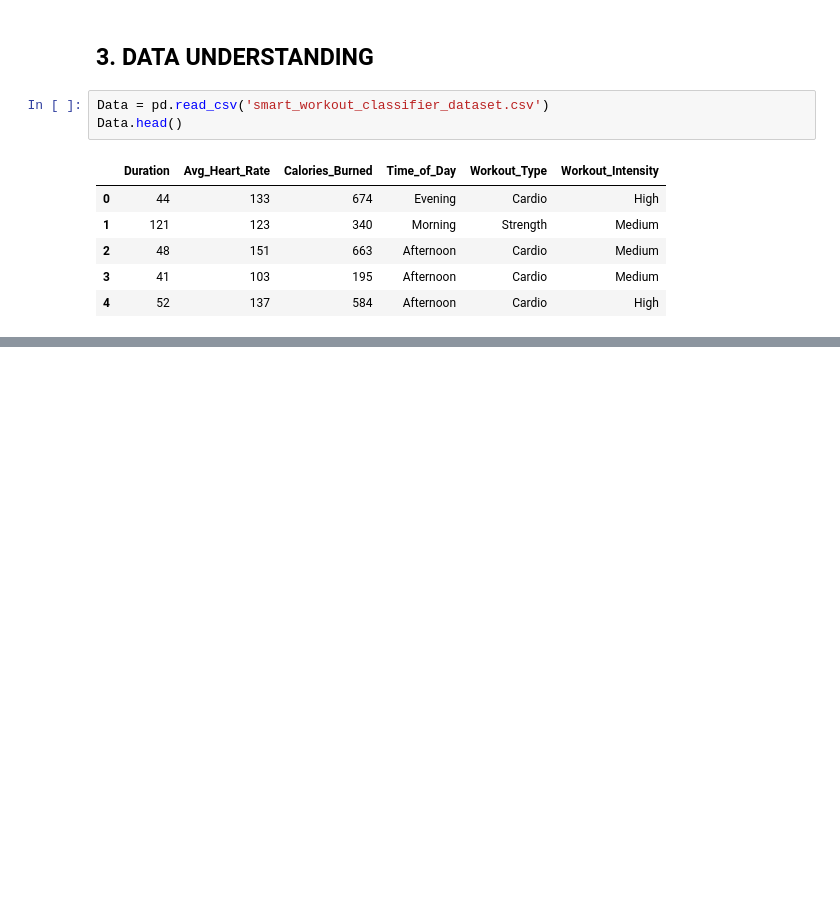
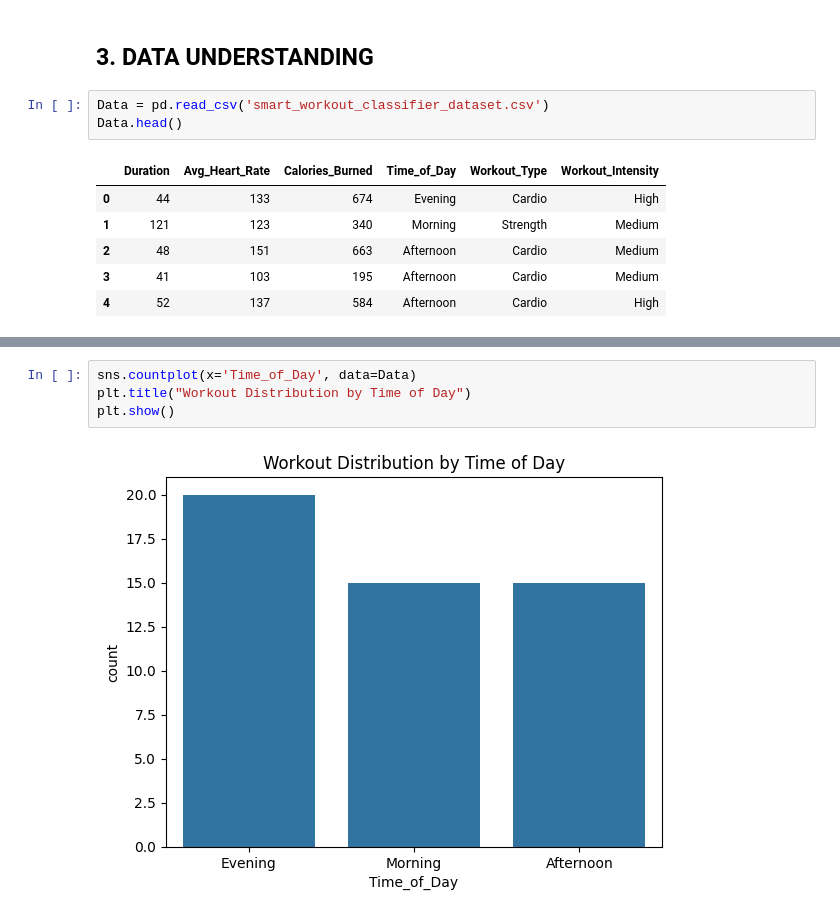
Before and after one commit to SylviaMwai/FitGuru-Classifier-Using-KNN, a Jupyter notebook: FitGuru_Classifier_Using_KNN.ipynb, the cells around one changed output, grey strips where cells are left out. Saved outputs shown, nothing was run; the diff lists cells and outputs as text; blank space fills up the shorter version.

```diff
--- a/FitGuru_Classifier_Using_KNN.ipynb
+++ b/FitGuru_Classifier_Using_KNN.ipynb
@@ -93,0 +248,6 @@ Data.head()
+# %%
+sns.countplot(x='Time_of_Day', data=Data)
+plt.title("Workout Distribution by Time of Day")
+plt.show()
+# %% [output]
+[figure, added]
```
Also changed, not shown: parts of 15 cells of this notebook.
